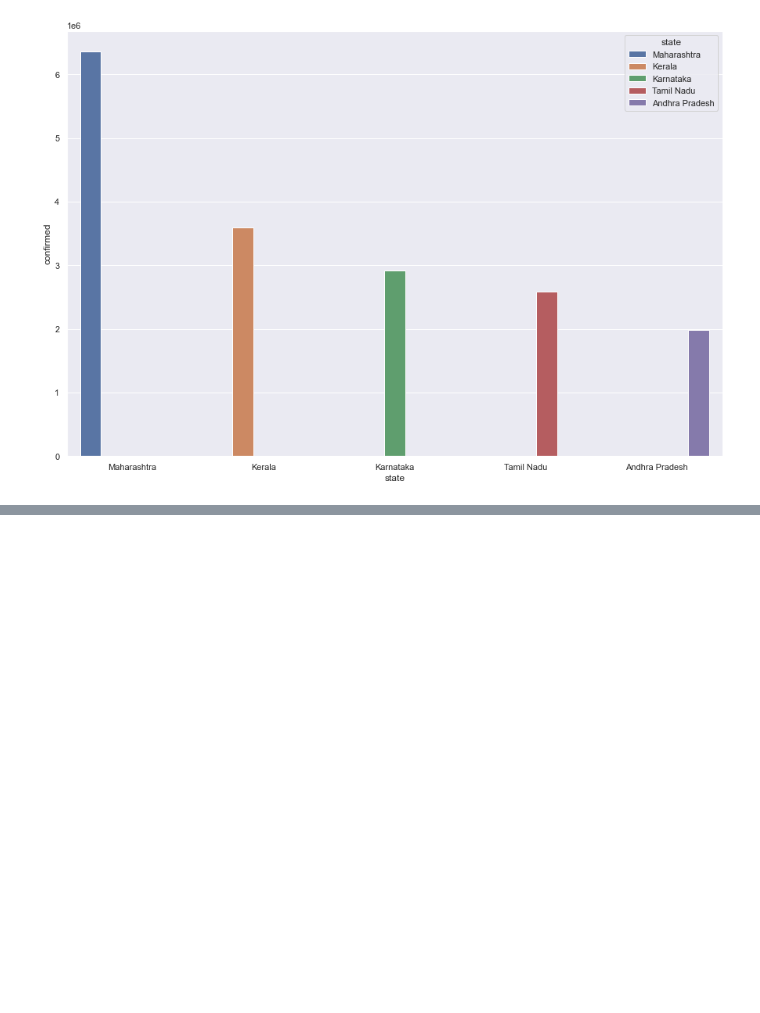
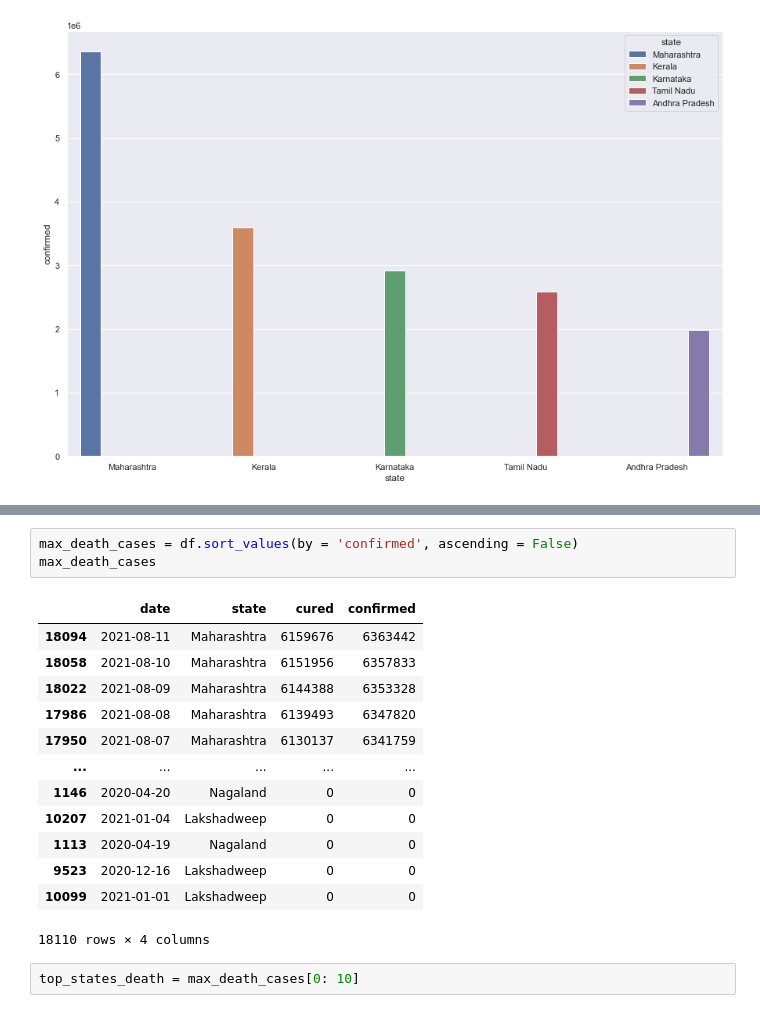
Before and after one commit to imamahasane/Machine_Learning_Practices, a Jupyter notebook: ML_Great_Learning/covid19_case_study.ipynb, the cells around one changed output, grey strips where cells are left out. Cells and saved outputs as stored; diff of their text form; blank space fills up the shorter version.

```diff
--- a/ML_Great_Learning/covid19_case_study.ipynb
+++ b/ML_Great_Learning/covid19_case_study.ipynb
@@ -89,0 +120,19 @@ plt.show()
+# %%
+max_death_cases = df.sort_values(by = 'confirmed', ascending = False)
+max_death_cases
+# %% [output]
+|  | date | state | cured | confirmed |
+| 18094 | 2021-08-11 | Maharashtra | 6159676 | 6363442 |
+| 18058 | 2021-08-10 | Maharashtra | 6151956 | 6357833 |
+| 18022 | 2021-08-09 | Maharashtra | 6144388 | 6353328 |
+| 17986 | 2021-08-08 | Maharashtra | 6139493 | 6347820 |
+| 17950 | 2021-08-07 | Maharashtra | 6130137 | 6341759 |
+| ... | ... | ... | ... | ... |
+| 1146 | 2020-04-20 | Nagaland | 0 | 0 |
+| 10207 | 2021-01-04 | Lakshadweep | 0 | 0 |
+| 1113 | 2020-04-19 | Nagaland | 0 | 0 |
+| 9523 | 2020-12-16 | Lakshadweep | 0 | 0 |
+| 10099 | 2021-01-01 | Lakshadweep | 0 | 0 |
+18110 rows × 4 columns
+# %%
+top_states_death = max_death_cases[0: 10]
```
Also changed, not shown: parts of 8 cells of this notebook.
